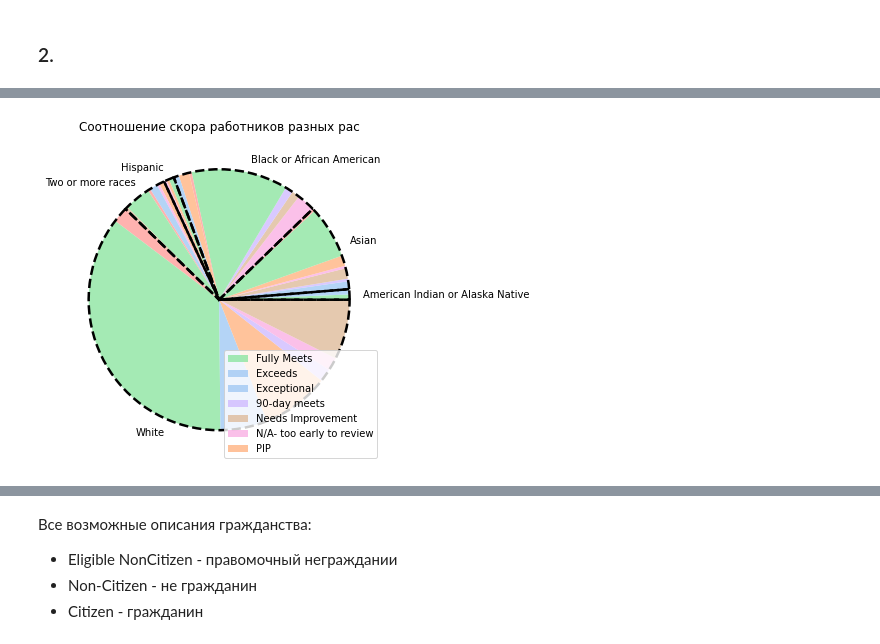
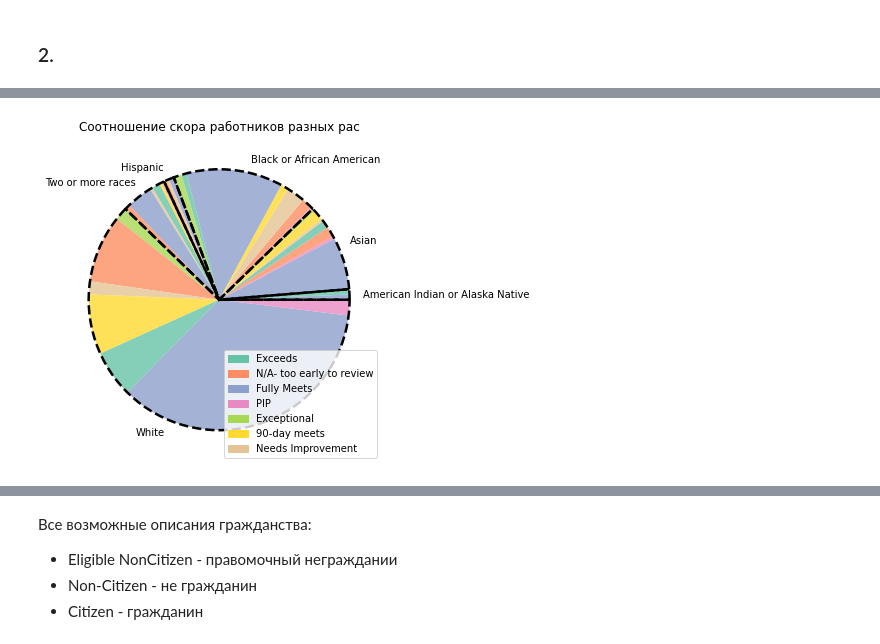
Before and after one commit to AnnaMedved/Online-school-conversion-analysis, a Jupyter notebook: Coursework_analytics_2.ipynb, the cells around one changed output, grey strips where cells are left out. Cells and saved outputs as stored; diff of their text form; code cells hidden in the pictures.

```diff
--- a/Coursework_analytics_2.ipynb
+++ b/Coursework_analytics_2.ipynb
@@ -291,29 +349,51 @@ races_scores_df
 # %%
+# Проверим общее расовое соотношение в компании:
+races_ratio_query = """
+    SELECT racedesc, COUNT(*) AS count
+    FROM hr_dataset
+    GROUP BY racedesc
+    ORDER BY racedesc
+"""
+races_ratio_df = pd.read_sql(races_ratio_query, connected)
+
+# Количеств. соотношение работников различной расовой принадлежности:
+race_query = """
+    SELECT racedesc, perf_scoreid, COUNT(*)
+    FROM hr_dataset
+    GROUP BY perf_scoreid, racedesc
+    ORDER BY racedesc
+"""
+races_scores_df = pd.read_sql(race_query, connected)
+
 fig, ax = plt.subplots(figsize=(6, 6))
 
 # Gemerate colors for each score:
-colors = sns.color_palette(palette='pastel', n_colors=len(scores))
+colors = sns.color_palette(palette='Set2', n_colors=len(scores))
 scores["colors"] = colors
 
-# Cosmetic transform of df:
-races_scores_df = races_scores_df.merge(scores, how="left", on="perf_scoreid")
+races_scores_df = races_scores_df.merge(scores, on="perf_scoreid").sort_values("racedesc")
 
-ax.pie(
+# Заполнение цветом в зависимости от продуктивности:
+pie = ax.pie(
     races_scores_df["count"], wedgeprops={'alpha': 0.8},
     startangle=0, colors=races_scores_df["colors"]
     )
 
-# Contour (races ratio)
+# Legend:
+color_vals, color_labels = scores["colors"], scores["Performance Score"]
+patches = [
+    mpatches.Patch(label=color_labels[i], color=color_vals[i])
+    for i in range(len(color_labels))
+]
+ax.legend(handles=patches)
+
+# -- contour (races ratio):
 wedgeprops = {'ls': "--", 'fill': False,'linewidth': 2.5}
 ax.pie(
     races_ratio_df["count"], wedgeprops=wedgeprops,
     labels=races_ratio_df["racedesc"], startangle=0
     );
 
-ax.legend(
-    races_scores_df["Performance Score"].unique(),
-    loc='lower right'
-    )
 ax.set_title("Соотношение скора работников разных рас");
 # %% [output]
-[figure, old version]
+[figure, new version]
```
Also changed, not shown: parts of 33 cells of this notebook.
